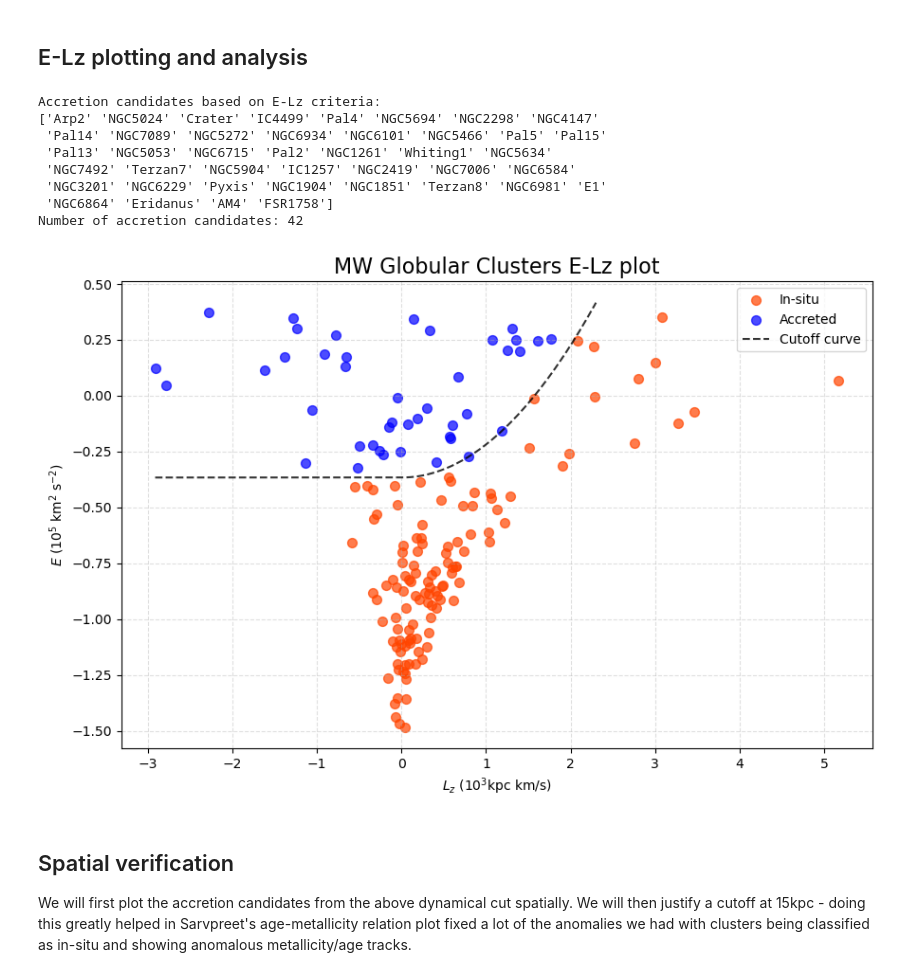
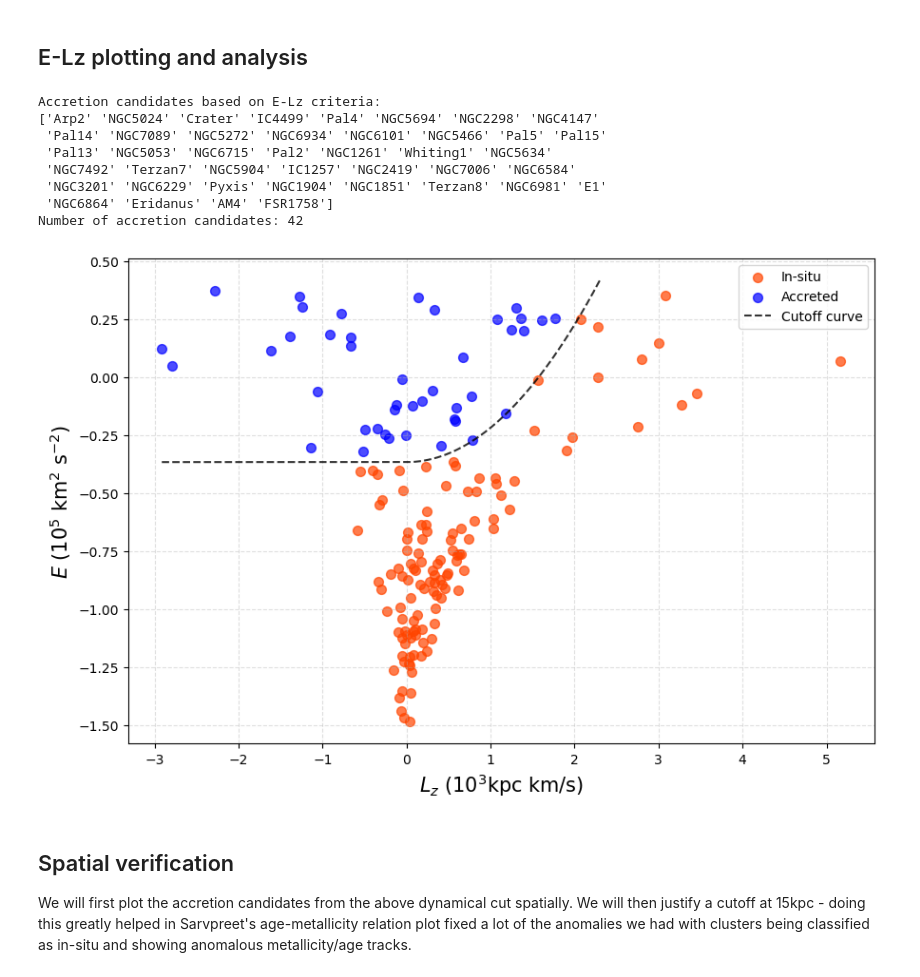
Before and after one commit to vishnusivamogga/PHYS3116_shrek, a Jupyter notebook: dynamical_information.ipynb, the cells around one changed output. Drawn from its saved outputs; the diff is of its cells as text; code cells hidden in the pictures.

```diff
--- a/dynamical_information.ipynb
+++ b/dynamical_information.ipynb
@@ -84,37 +84,36 @@ def E_boundary(lz):
 
 
 mask_accreted = E > E_boundary(Lz)
 mask_insitu = np.logical_not(mask_accreted)
 
 # Print the names of the accretion candidate clusters
 
 print("Accretion candidates based on E-Lz criteria:")
 accretion_candidates = np.array(names[mask_accreted])
 print(accretion_candidates)
 print(f"Number of accretion candidates: {len(accretion_candidates)}")
 
 fig, ax = plt.subplots(figsize=(9,6))
 ax.scatter(Lz[mask_insitu]/1e3,   E[mask_insitu]/1e5,   color='orangered', s=50, alpha=0.7, label='In-situ')
 ax.scatter(Lz[mask_accreted]/1e3, E[mask_accreted]/1e5, color='blue',s=50, alpha=0.7, label='Accreted')
 lz_grid = np.linspace(Lz.min(), 2300, 400)
 ax.plot(lz_grid/1e3, E_boundary(lz_grid)/1e5,c = 'black', ls = '--',alpha = 0.8, label = 'Cutoff curve')
-ax.set_title('MW Globular Clusters E-Lz plot', fontsize=16)
-ax.set_xlabel(r'$L_z$ ($10^3$kpc km/s)')
-ax.set_ylabel(r'$E$ ($10^5$ km$^2$ s$^{-2}$)')
+ax.set_xlabel(r'$L_z$ ($10^3$kpc km/s)', fontsize=15)
+ax.set_ylabel(r'$E$ ($10^5$ km$^2$ s$^{-2}$)', fontsize=15)
 ax.grid(True, ls='--', alpha=0.4)
 ax.legend()
 plt.tight_layout()
 plt.show()
 # %% [output]
 Accretion candidates based on E-Lz criteria:
 ['Arp2' 'NGC5024' 'Crater' 'IC4499' 'Pal4' 'NGC5694' 'NGC2298' 'NGC4147'
  'Pal14' 'NGC7089' 'NGC5272' 'NGC6934' 'NGC6101' 'NGC5466' 'Pal5' 'Pal15'
  'Pal13' 'NGC5053' 'NGC6715' 'Pal2' 'NGC1261' 'Whiting1' 'NGC5634'
  'NGC7492' 'Terzan7' 'NGC5904' 'IC1257' 'NGC2419' 'NGC7006' 'NGC6584'
  'NGC3201' 'NGC6229' 'Pyxis' 'NGC1904' 'NGC1851' 'Terzan8' 'NGC6981' 'E1'
  'NGC6864' 'Eridanus' 'AM4' 'FSR1758']
 Number of accretion candidates: 42
-[figure, old version]
+[figure, new version]
 # %% [markdown]
 ## Spatial verification
 We will first plot the accretion candidates from the above dynamical cut spatially. We will then justify a cutoff at 15kpc - doing this greatly helped in Sarvpreet's age-metallicity relation plot fixed a lot of the anomalies we had with clusters being classified as in-situ and showing anomalous metallicity/age tracks.
```
Also changed, not shown: parts of 2 cells of this notebook.
